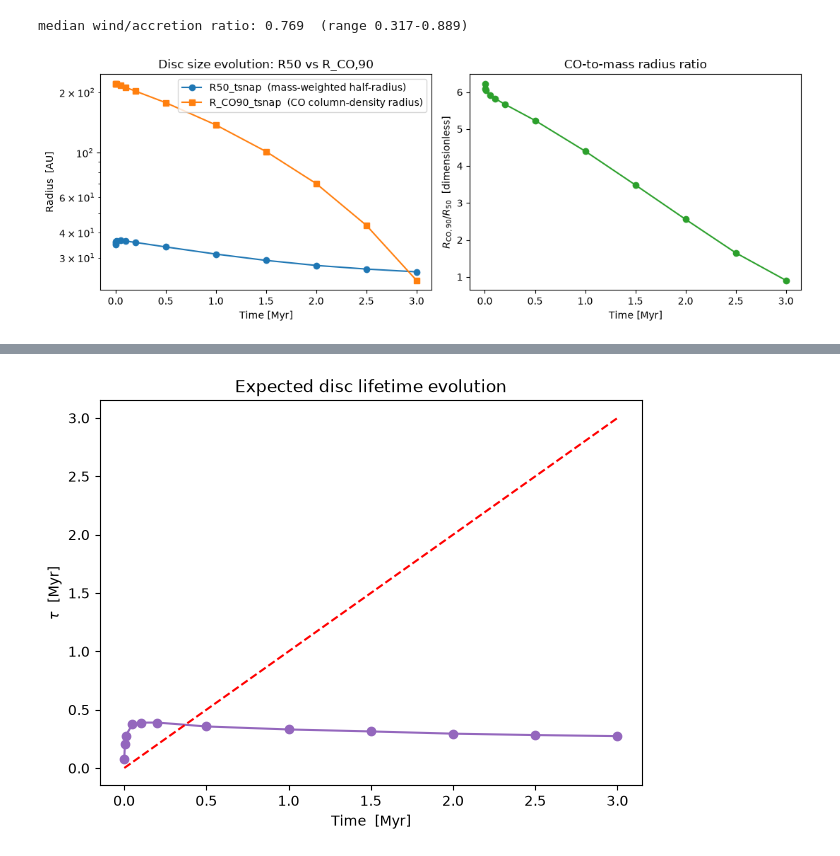
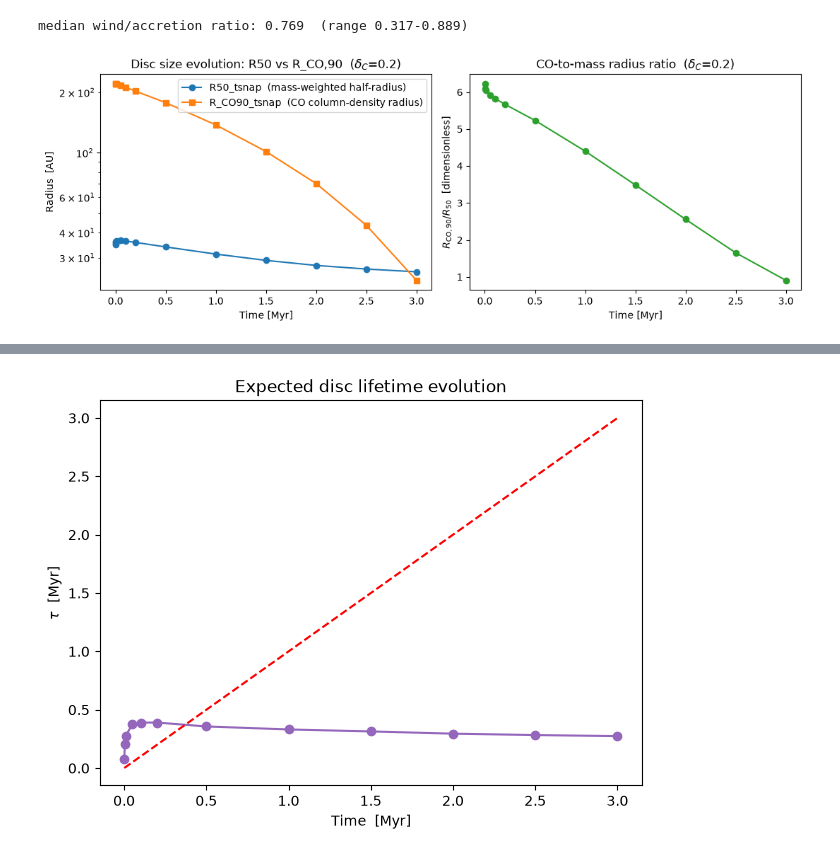
Before and after one commit to imontesd/DiscEvolution, a Jupyter notebook: example/StartHere/notebooks/Hof_figures_single.ipynb, the cells around one changed output, grey strips where cells are left out. Saved outputs shown, nothing was run; the diff lists cells and outputs as text; code cells hidden in the pictures.

```diff
--- a/example/StartHere/notebooks/Hof_figures_single.ipynb
+++ b/example/StartHere/notebooks/Hof_figures_single.ipynb
@@ -543,7 +543,7 @@ print("✅ HELPER FUNCTIONS defined successfully!")
 # Extract and Calculate Observables from data
 # %%
 # Extract Data from output file
-filename = 'hof_discwind_gamma0.375_dense_psi0.01_erad0.9_Mdot1.0e-08_M1.0e-02_Rd5.0e+01.h5'
+filename = 'hof_discwind_sweep2.02_boundary_Mdot_inn_psi100_erad0.9_Mdot1.0e-07_M1.0e-02_Rd5.0e+01.h5'
 
 data = load_data(os.path.join(DATADIR, filename))
 # %% [markdown]
@@ -1020,33 +992,33 @@ median wind/accretion ratio: 0.769  (range 0.317-0.889)
 # Compare the evolution of R50_tsnap (mass-weighted half-radius) and
 # R_CO90_tsnap (CO-column-density-threshold radius, Trapman et al. 2023 Eq. 3).
 
 # Both are radii in AU, aligned to t_snap [Myr]
 # Profile-derived series plot against t_snap, not the dense `t` grid.
 # R_CO90_tsnap is expected to be gaps (NaN) at
 # the first/last snapshot -- see the "R_CO,90" cell above for why.
 
 ratio_CO90_50 = R_CO90_tsnap / R50_tsnap   # [dimensionless]
 
 fig, axes = plt.subplots(1, 2, figsize=(11, 4))
 
 # (1) both radii vs time   [AU  vs  Myr]
 ax = axes[0]
 ax.plot(t_snap, R50_tsnap,   'o-', label='R50_tsnap  (mass-weighted half-radius)')
 ax.plot(t_snap, R_CO90_tsnap, 's-', label='R_CO90_tsnap  (CO column-density radius)')
 ax.set_yscale('log')
 ax.set_xlabel("Time [Myr]")
 ax.set_ylabel("Radius  [AU]")
-ax.set_title("Disc size evolution: R50 vs R_CO,90")
+ax.set_title(rf"Disc size evolution: R50 vs R_CO,90  ($\delta_C$={delta_C})")
 ax.legend()
 
 # (2) R_CO90 / R50 ratio vs time   [dimensionless  vs  Myr]
 ax = axes[1]
 ax.plot(t_snap, ratio_CO90_50, 'o-', color='C2')
 ax.set_xlabel("Time [Myr]")
 ax.set_ylabel(r"$R_{\rm CO,90} / R_{50}$  [dimensionless]")
-ax.set_title("CO-to-mass radius ratio")
+ax.set_title(rf"CO-to-mass radius ratio  ($\delta_C$={delta_C})")
 
 plt.tight_layout()
 plt.show()
 # %% [output]
-[figure, old version]
+[figure, new version]
```
Also changed, not shown: parts of 6 cells of this notebook.
